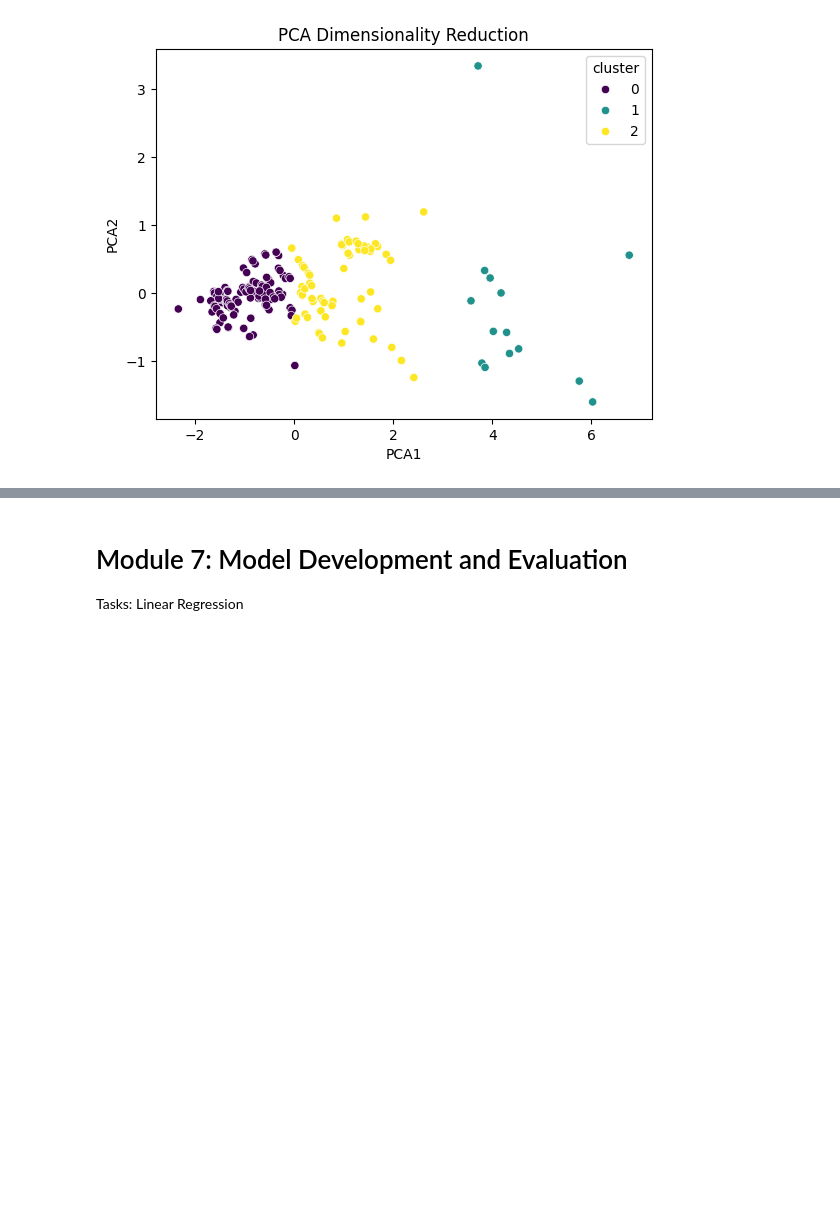
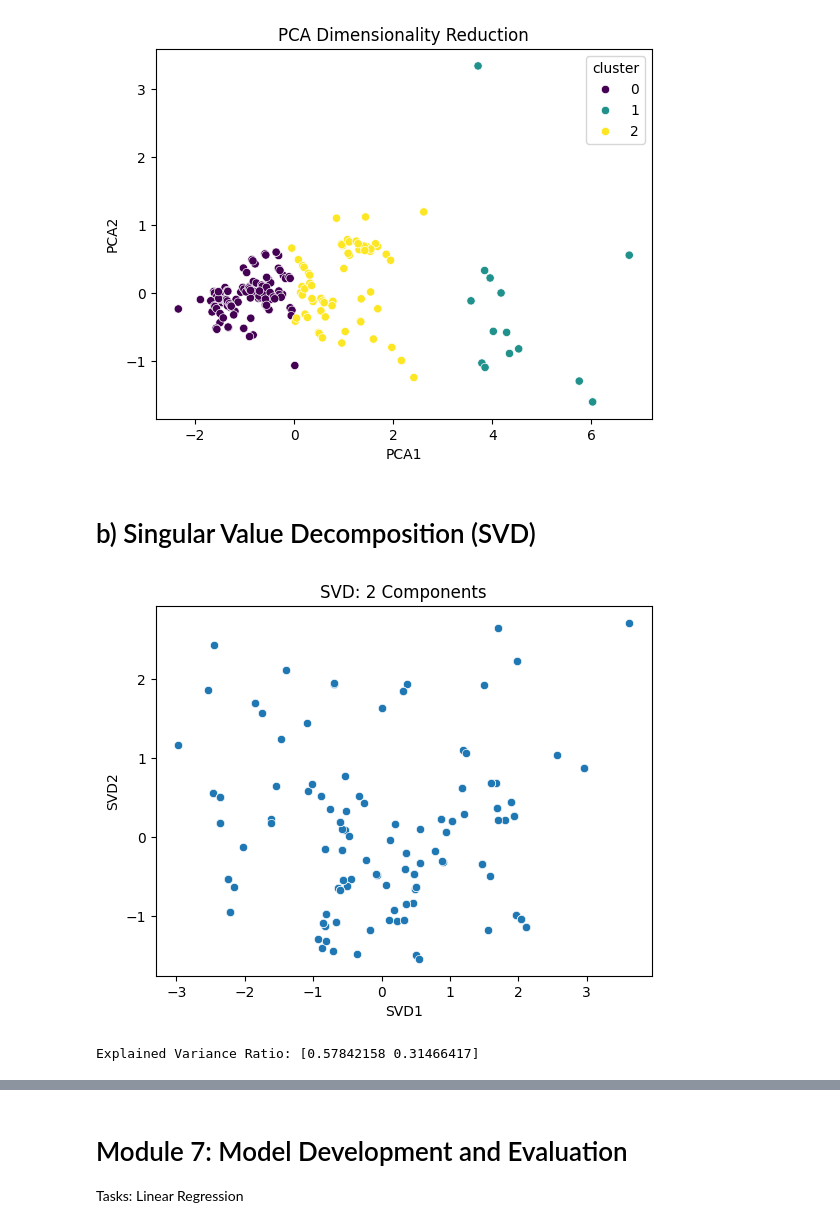
Before and after one commit to koushik0416/eda, a Jupyter notebook: eda_Da_1.ipynb, the cells around one changed output, grey strips where cells are left out. Saved outputs shown, nothing was run; the diff lists cells and outputs as text; code cells hidden in the pictures; blank space fills up the shorter version.

```diff
--- a/eda_Da_1.ipynb
+++ b/eda_Da_1.ipynb
@@ -351,3 +354,44 @@ plt.title('PCA Dimensionality Reduction')
 plt.show()
 # %% [output]
 [figure]
+# %% [markdown]
+# b) Singular Value Decomposition (SVD)
+# %%
+import pandas as pd
+from sklearn.decomposition import TruncatedSVD
+from sklearn.preprocessing import StandardScaler
+import seaborn as sns
+import matplotlib.pyplot as plt
+
+# Assuming you have your data in a pandas DataFrame called 'dataset'
+# Replace 'dataset' with your actual DataFrame name if different
+
+# Select the features to be scaled, ensure they are numeric
+# Replace 'features_to_scale' with the actual column names of your features
+# Instead of 'feature1', 'feature2', 'feature3', use actual column names from your dataset
+# Make sure these columns contain only numeric data
+features_to_scale = dataset.select_dtypes(include=['number']).columns[:3]  # Select first 3 numeric columns
+# You should replace this with the actual numeric columns you want to use.
+data_to_scale = dataset[features_to_scale]
+
+# Scale the data using StandardScaler
+scaler = StandardScaler()
+scaled_data = scaler.fit_transform(data_to_scale)
+
+# Apply SVD to reduce the dimensionality to 2 components
+svd = TruncatedSVD(n_components=2)
+svd_components = svd.fit_transform(scaled_data)
+
+# Create a DataFrame for SVD components
+svd_df = pd.DataFrame(data=svd_components, columns=['SVD1', 'SVD2'])
+
+# Visualize SVD components
+sns.scatterplot(x='SVD1', y='SVD2', data=svd_df)
+plt.title('SVD: 2 Components')
+plt.show()
+
+# Explained Variance Ratio
+print(f"Explained Variance Ratio: {svd.explained_variance_ratio_}")
+# %% [output]
+[figure, added]
+Explained Variance Ratio: [0.57842158 0.31466417]
```
Also changed, not shown: parts of 13 cells of this notebook.
